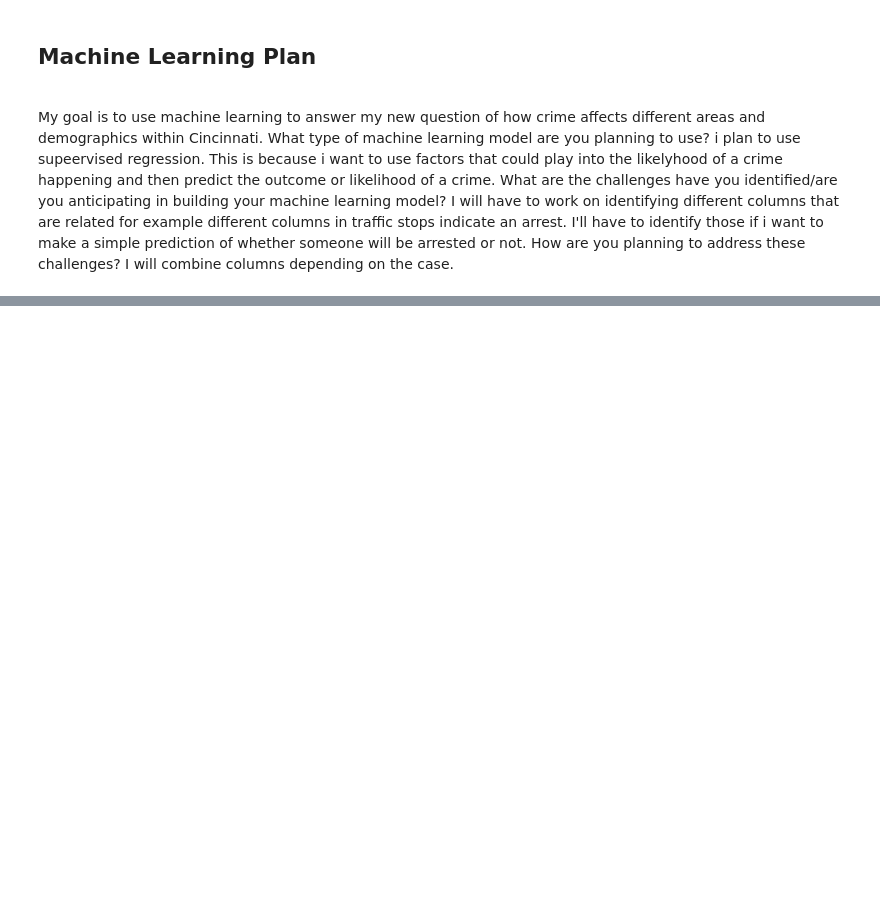
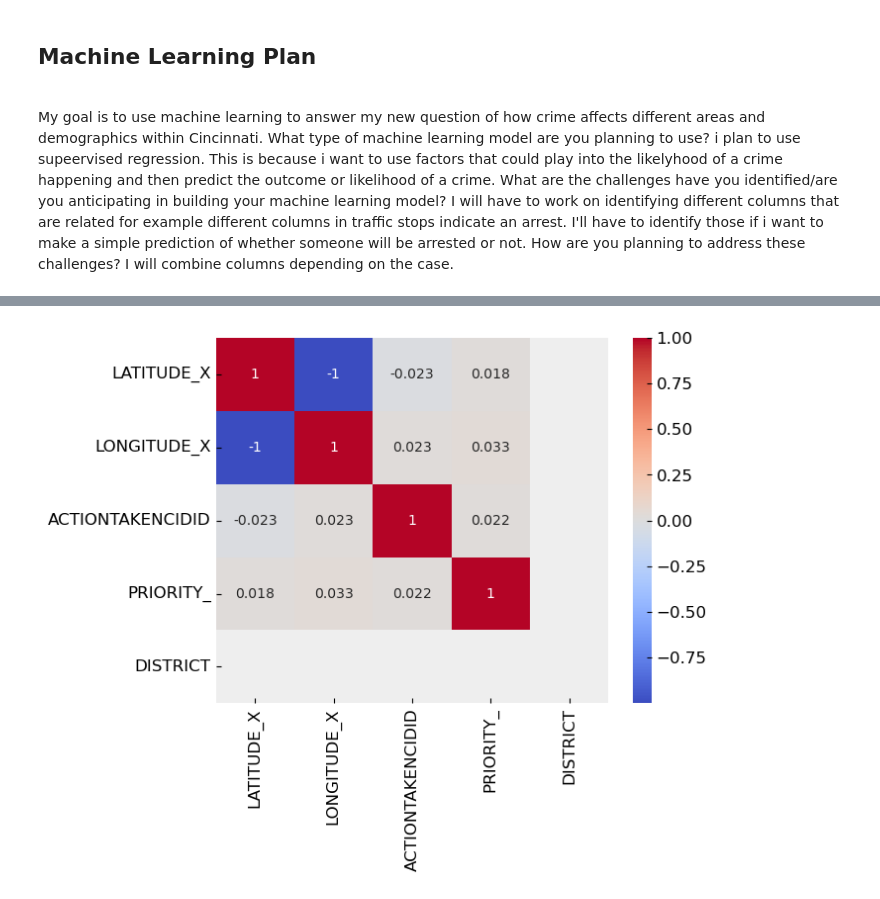
Before and after one commit to IT4063C-Fall22/final-project-ottenjg, a Jupyter notebook: source.ipynb, the cells around one changed output, grey strips where cells are left out. Drawn from its saved outputs; the diff is of its cells as text; code cells hidden in the pictures; blank space fills up the shorter version.

```diff
--- a/source.ipynb
+++ b/source.ipynb
@@ -214,0 +313,7 @@ How are you planning to address these challenges? I will combine columns dependi
+# %%
+income_corr = traffic_stops.corr()
+
+sns.heatmap(income_corr, annot=True, cmap="coolwarm")
+plt.show()
+# %% [output]
+[figure, added]
```
Also changed, not shown: parts of 31 cells of this notebook.
